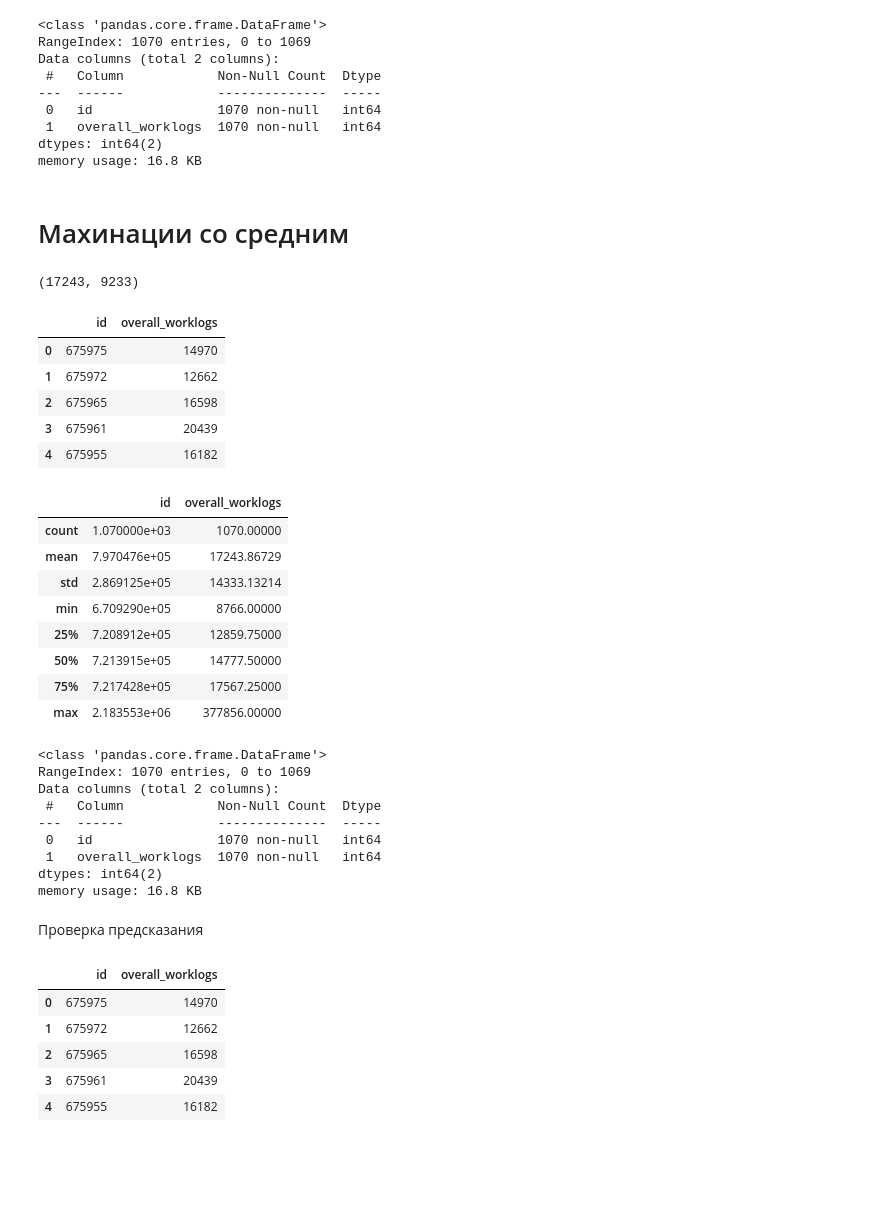
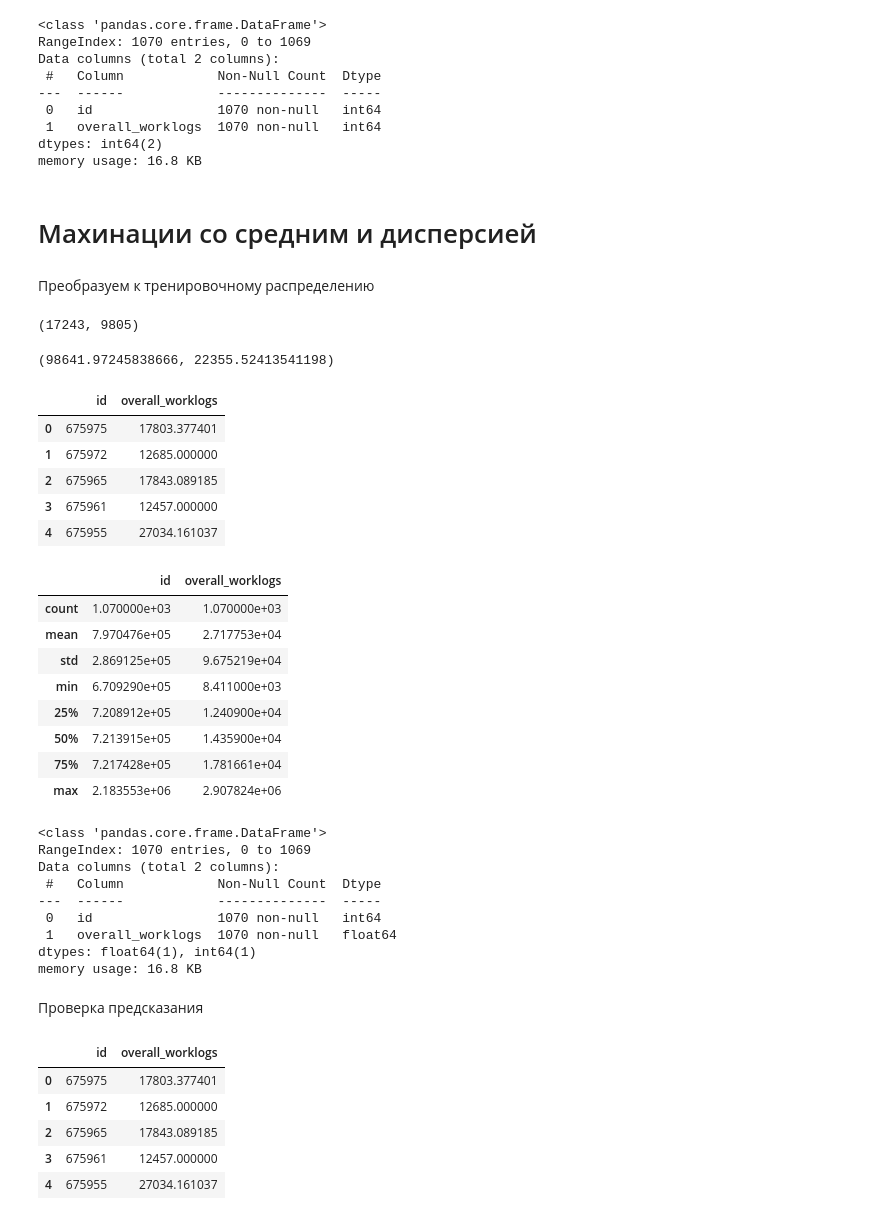
Before and after one commit to TayJen/hackathon_algu2022, a Jupyter notebook: H_ALGU_2022_Advance.ipynb, the cells around one changed output. Drawn from its saved outputs; the diff is of its cells as text; code cells hidden in the pictures; blank space fills up the shorter version.

```diff
--- a/H_ALGU_2022_Advance.ipynb
+++ b/H_ALGU_2022_Advance.ipynb
@@ -516,7 +516,7 @@ df_sample.to_csv('./solutions/xgb_tfidf_d17.csv', index=False)
 # %% [markdown]
 ### Проверяем предсказание
 # %%
-df_solution = pd.read_csv('./solutions/xgb_tfidf_d17.csv')
+df_solution = pd.read_csv('./solutions/xgb_tfidf_d21.csv')
 df_solution.head()
 # %% [output]
 |  | id | overall_worklogs |
@@ -550,7 +550,9 @@ Data columns (total 2 columns):
 dtypes: int64(2)
 memory usage: 16.8 KB
 # %% [markdown]
-# Махинации со средним
+# Махинации со средним и дисперсией
+# %% [markdown]
+Преобразуем к тренировочному распределению
 # %%
 df = pd.read_csv("./data/train/train_issues.csv")
 
@@ -558,29 +560,43 @@ orig_mean = int(df.overall_worklogs.mean())
 sol_mean = int(df_solution.overall_worklogs.mean())
 orig_mean, sol_mean
 # %% [output]
-(17243, 9233)
+(17243, 9805)
+# %%
+orig_var = df.overall_worklogs.var()
+sol_var = df_solution.overall_worklogs.var()
+np.sqrt(orig_var), np.sqrt(sol_var)
+# %% [output]
+(98641.97245838666, 22355.52413541198)
+# %%
+def transform_dist(x):
+    if x > sol_mean:
+        x = (x - sol_mean) / np.sqrt(sol_var)
+        x = x * np.sqrt(orig_var) + orig_mean
+    else:
+        x = x + orig_mean - sol_mean
+    return x
 # %%
-df_solution['overall_worklogs'] = df_solution['overall_worklogs'].apply(lambda x: x - sol_mean + orig_mean)
+df_solution['overall_worklogs'] = df_solution['overall_worklogs'].apply(transform_dist)
 df_solution.head()
 # %% [output]
 |  | id | overall_worklogs |
-| 0 | 675975 | 14970 |
-| 1 | 675972 | 12662 |
-| 2 | 675965 | 16598 |
-| 3 | 675961 | 20439 |
-| 4 | 675955 | 16182 |
+| 0 | 675975 | 17803.377401 |
+| 1 | 675972 | 12685.000000 |
+| 2 | 675965 | 17843.089185 |
+| 3 | 675961 | 12457.000000 |
+| 4 | 675955 | 27034.161037 |
 # %%
 df_solution.describe()
 # %% [output]
 |  | id | overall_worklogs |
-| count | 1.070000e+03 | 1070.00000 |
-| mean | 7.970476e+05 | 17243.86729 |
-| std | 2.869125e+05 | 14333.13214 |
-| min | 6.709290e+05 | 8766.00000 |
-| 25% | 7.208912e+05 | 12859.75000 |
-| 50% | 7.213915e+05 | 14777.50000 |
-| 75% | 7.217428e+05 | 17567.25000 |
-| max | 2.183553e+06 | 377856.00000 |
+| count | 1.070000e+03 | 1.070000e+03 |
+| mean | 7.970476e+05 | 2.717753e+04 |
+| std | 2.869125e+05 | 9.675219e+04 |
+| min | 6.709290e+05 | 8.411000e+03 |
+| 25% | 7.208912e+05 | 1.240900e+04 |
+| 50% | 7.213915e+05 | 1.435900e+04 |
+| 75% | 7.217428e+05 | 1.781661e+04 |
+| max | 2.183553e+06 | 2.907824e+06 |
 # %%
 df_solution.info()
 # %% [output]
@@ -590,7 +606,7 @@ Data columns (total 2 columns):
  #   Column            Non-Null Count  Dtype
 ---  ------            --------------  -----
  0   id                1070 non-null   int64
- 1   overall_worklogs  1070 non-null   int64
-dtypes: int64(2)
+ 1   overall_worklogs  1070 non-null   float64
+dtypes: float64(1), int64(1)
 memory usage: 16.8 KB
 # %%
@@ -598,12 +614,12 @@ df_solution.to_csv('./solutions/all_prev_and_mean.csv', index=False)
 # %% [markdown]
 Проверка предсказания
 # %%
-df_solution = pd.read_csv('./solutions/all_prev_and_mean.csv')
+df_solution = pd.read_csv('./solutions/d21_mean_variance_trans.csv')
 df_solution.head()
 # %% [output]
 |  | id | overall_worklogs |
-| 0 | 675975 | 14970 |
-| 1 | 675972 | 12662 |
-| 2 | 675965 | 16598 |
-| 3 | 675961 | 20439 |
-| 4 | 675955 | 16182 |
+| 0 | 675975 | 17803.377401 |
+| 1 | 675972 | 12685.000000 |
+| 2 | 675965 | 17843.089185 |
+| 3 | 675961 | 12457.000000 |
+| 4 | 675955 | 27034.161037 |
```
Also changed, not shown: parts of 12 cells of this notebook.
